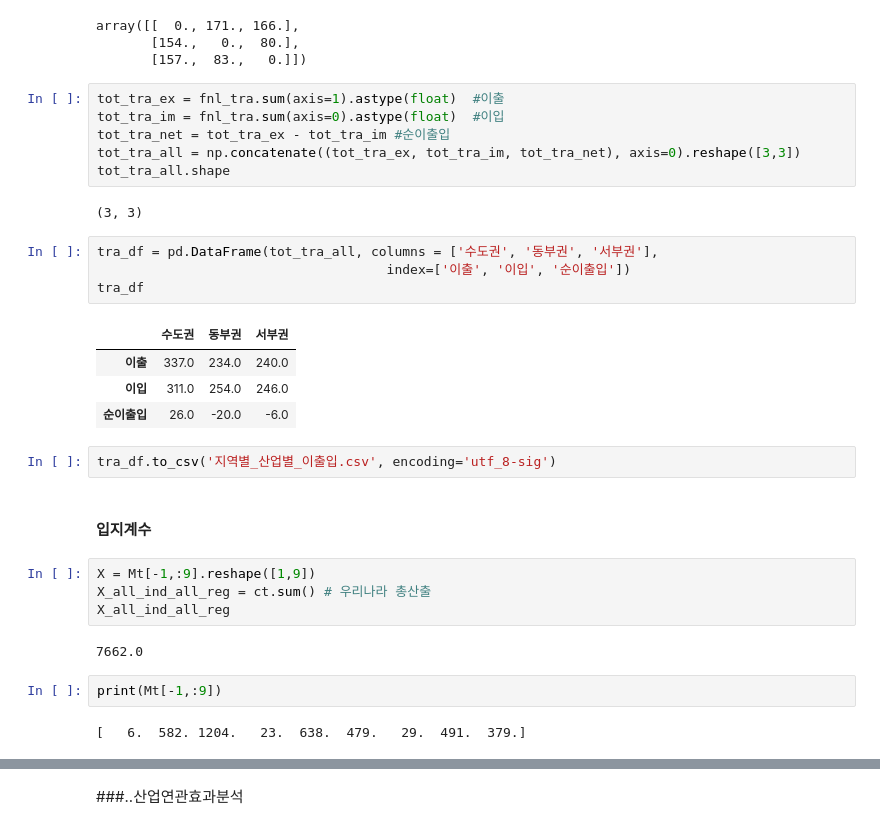
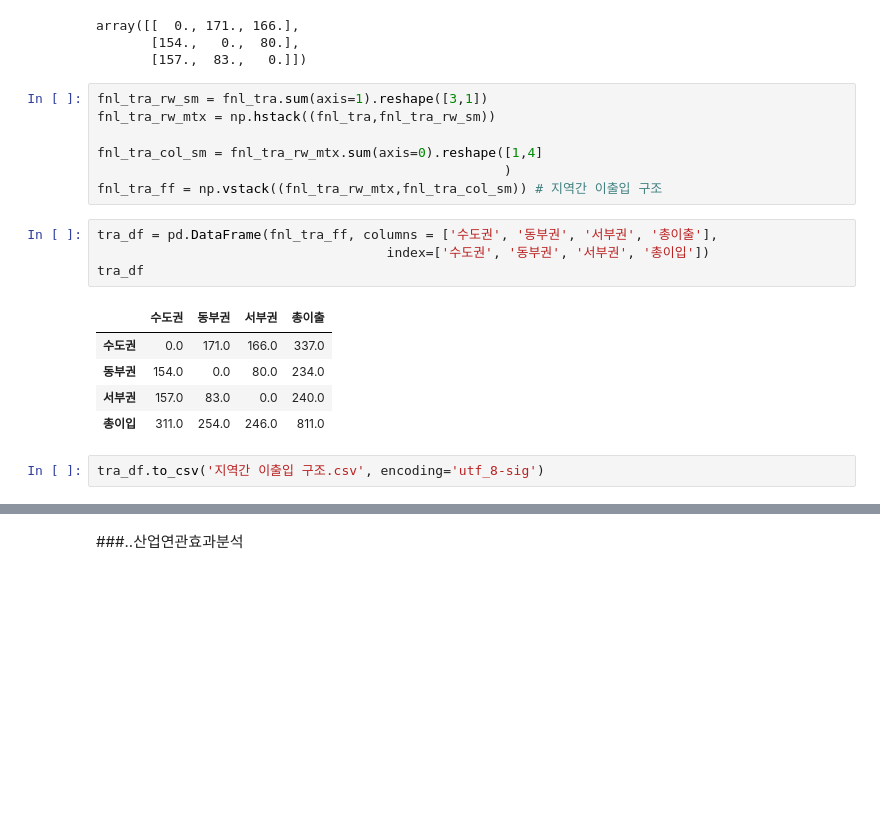
Before and after one commit to Tom-Jung/legendary-funicular, a Jupyter notebook: Ch7. 지역산업연관분석_3부문_3지역_new_final.ipynb, the cells around one changed output, grey strips where cells are left out. Cells and saved outputs as stored; diff of their text form; blank space fills up the shorter version.

```diff
--- a/Ch7. 지역산업연관분석_3부문_3지역_new_final.ipynb
+++ b/Ch7. 지역산업연관분석_3부문_3지역_new_final.ipynb
@@ -408,34 +607,22 @@ fnl_tra
 array([[  0., 171., 166.],
        [154.,   0.,  80.],
        [157.,  83.,   0.]])
-# %%
-tot_tra_ex = fnl_tra.sum(axis=1).astype(float)  #이출
-tot_tra_im = fnl_tra.sum(axis=0).astype(float)  #이입
-tot_tra_net = tot_tra_ex - tot_tra_im #순이출입
-tot_tra_all = np.concatenate((tot_tra_ex, tot_tra_im, tot_tra_net), axis=0).reshape([3,3])
-tot_tra_all.shape
-# %% [output]
-(3, 3)
+# %%
+fnl_tra_rw_sm = fnl_tra.sum(axis=1).reshape([3,1])
+fnl_tra_rw_mtx = np.hstack((fnl_tra,fnl_tra_rw_sm))
+
+fnl_tra_col_sm = fnl_tra_rw_mtx.sum(axis=0).reshape([1,4]
+                                                    )
+fnl_tra_ff = np.vstack((fnl_tra_rw_mtx,fnl_tra_col_sm)) # 지역간 이출입 구조
 # %%
-tra_df = pd.DataFrame(tot_tra_all, columns = ['수도권', '동부권', '서부권'],
-                                     index=['이출', '이입', '순이출입'])
+tra_df = pd.DataFrame(fnl_tra_ff, columns = ['수도권', '동부권', '서부권', '총이출'],
+                                     index=['수도권', '동부권', '서부권', '총이입'])
 tra_df
 # %% [output]
-|  | 수도권 | 동부권 | 서부권 |
-| 이출 | 337.0 | 234.0 | 240.0 |
-| 이입 | 311.0 | 254.0 | 246.0 |
-| 순이출입 | 26.0 | -20.0 | -6.0 |
+|  | 수도권 | 동부권 | 서부권 | 총이출 |
+| 수도권 | 0.0 | 171.0 | 166.0 | 337.0 |
+| 동부권 | 154.0 | 0.0 | 80.0 | 234.0 |
+| 서부권 | 157.0 | 83.0 | 0.0 | 240.0 |
+| 총이입 | 311.0 | 254.0 | 246.0 | 811.0 |
 # %%
-tra_df.to_csv('지역별_산업별_이출입.csv', encoding='utf_8-sig')
+tra_df.to_csv('지역간 이출입 구조.csv', encoding='utf_8-sig')
-# %% [markdown]
-#### 입지계수
-# %%
-X = Mt[-1,:9].reshape([1,9])
-X_all_ind_all_reg = ct.sum() # 우리나라 총산출
-X_all_ind_all_reg
-# %% [output]
-7662.0
-# %%
-print(Mt[-1,:9])
-# %% [output]
-[   6.  582. 1204.   23.  638.  479.   29.  491.  379.]
```
Also changed, not shown: parts of 74 cells of this notebook.
